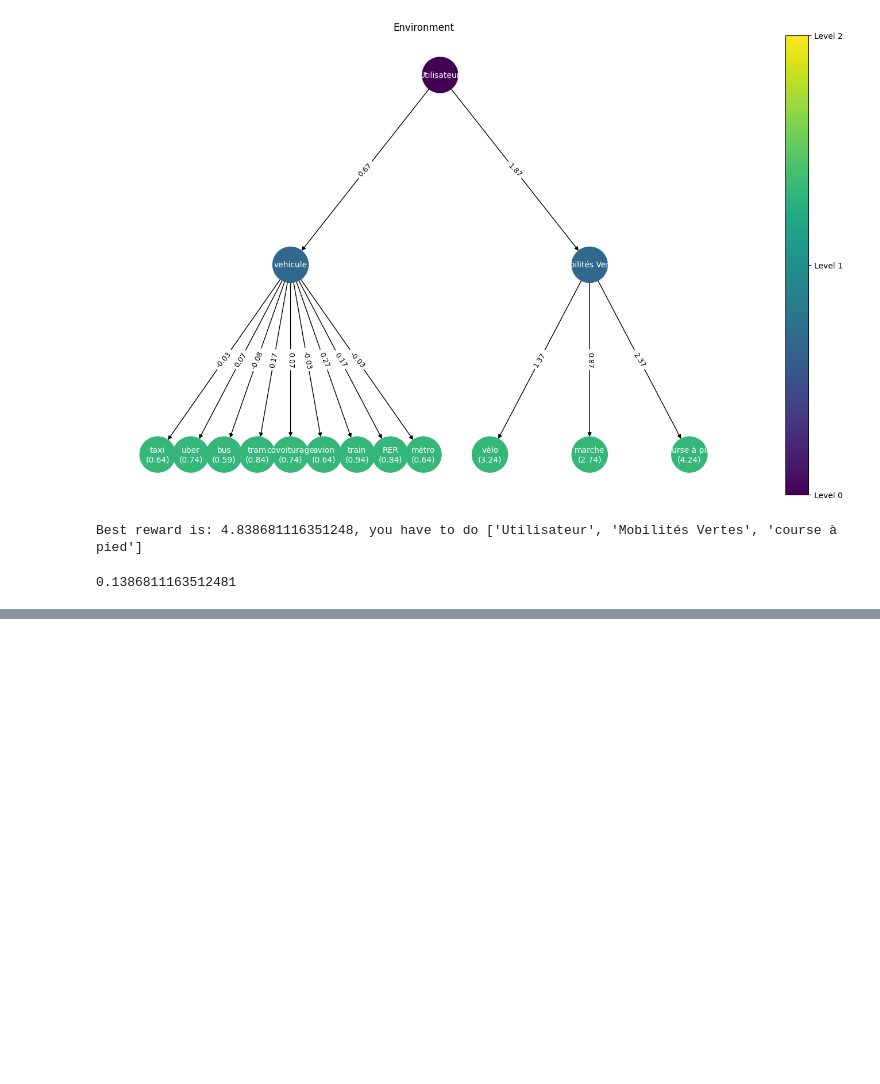
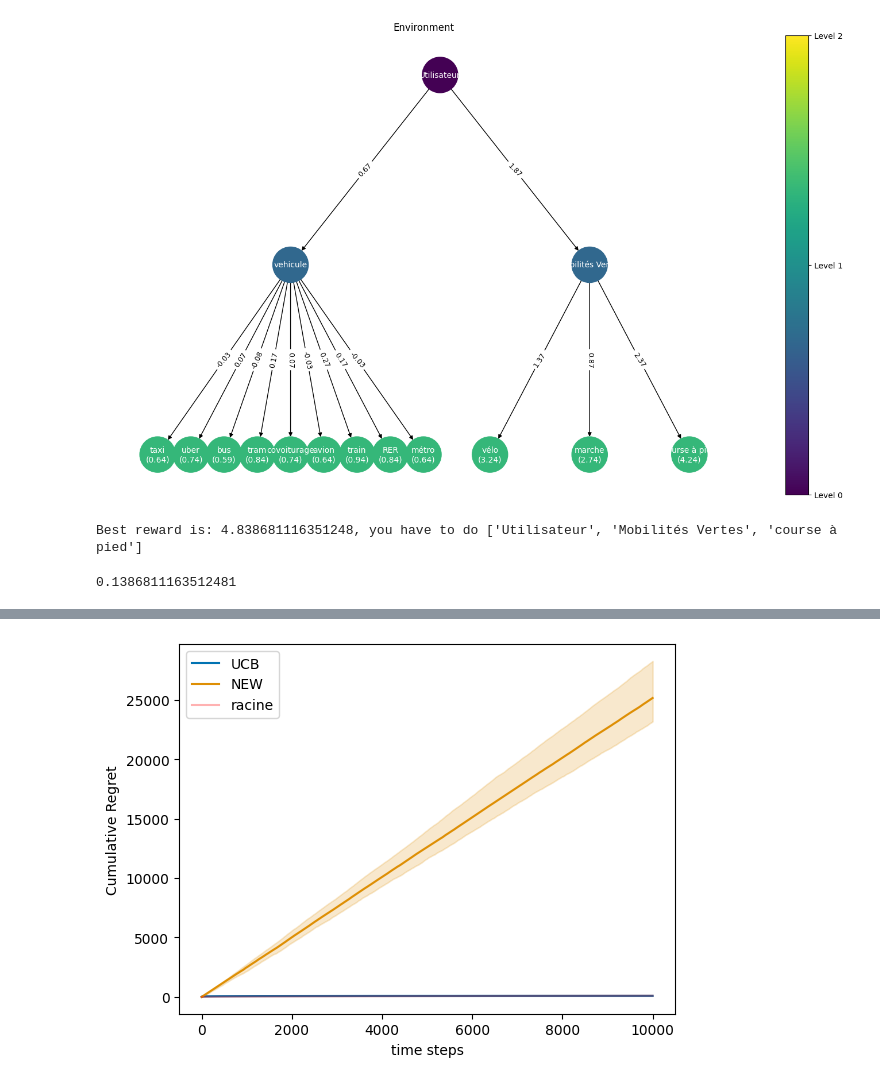
Before and after one commit to AugustinCablant/CRITEO-INTERNSHIP, a Jupyter notebook: create_environment.ipynb, the cells around one changed output, grey strips where cells are left out. Cells and saved outputs as stored; diff of their text form; code cells hidden in the pictures; blank space fills up the shorter version.

```diff
--- a/create_environment.ipynb
+++ b/create_environment.ipynb
@@ -642,0 +645,4 @@ plot_regret(regrets = all_data, logscale = False, lb = None, q = 10)
+# %%
+plot_regret(regrets = all_data, logscale = False, lb = None, q = 10)
+# %% [output]
+[figure, added]
```
Also changed, not shown: parts of 6 cells of this notebook, 1 other file.
